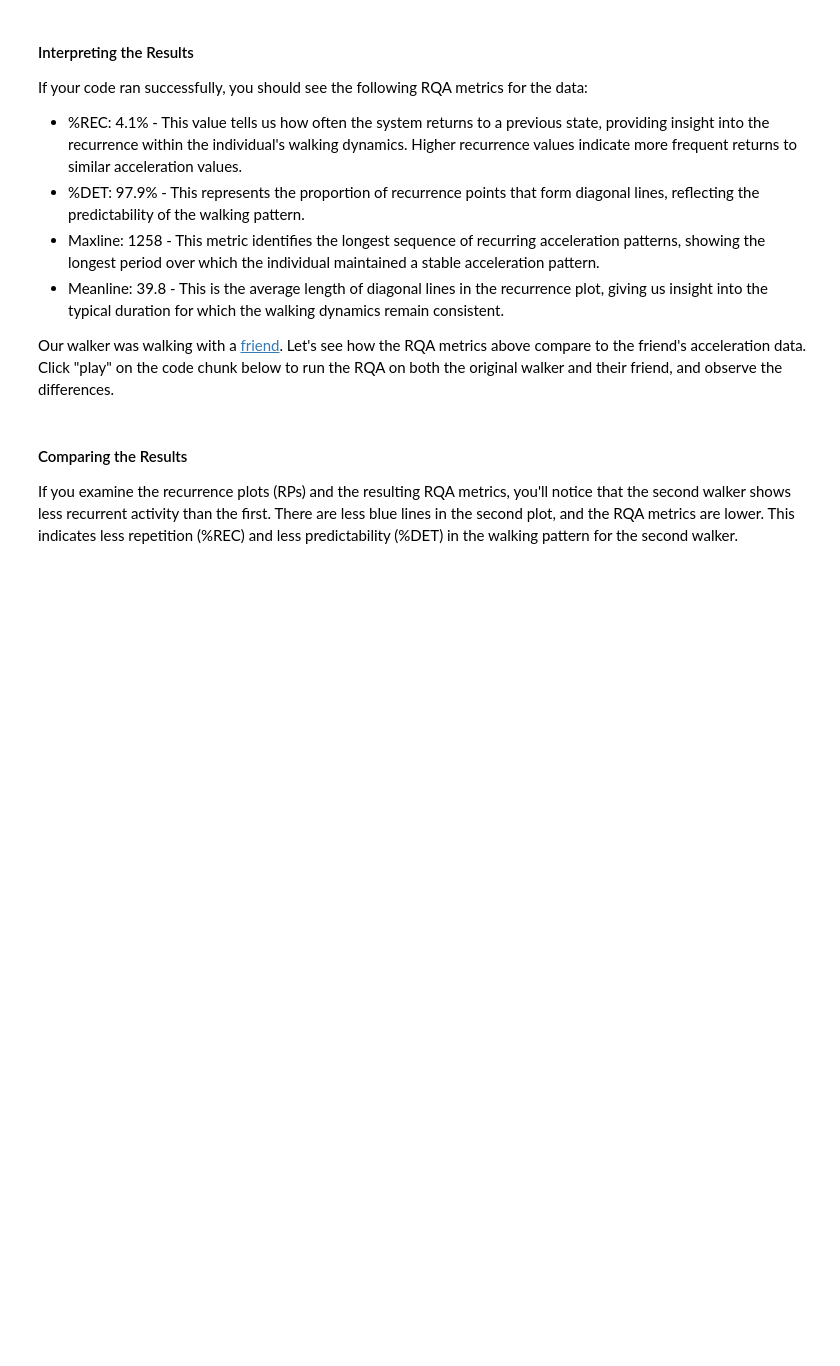
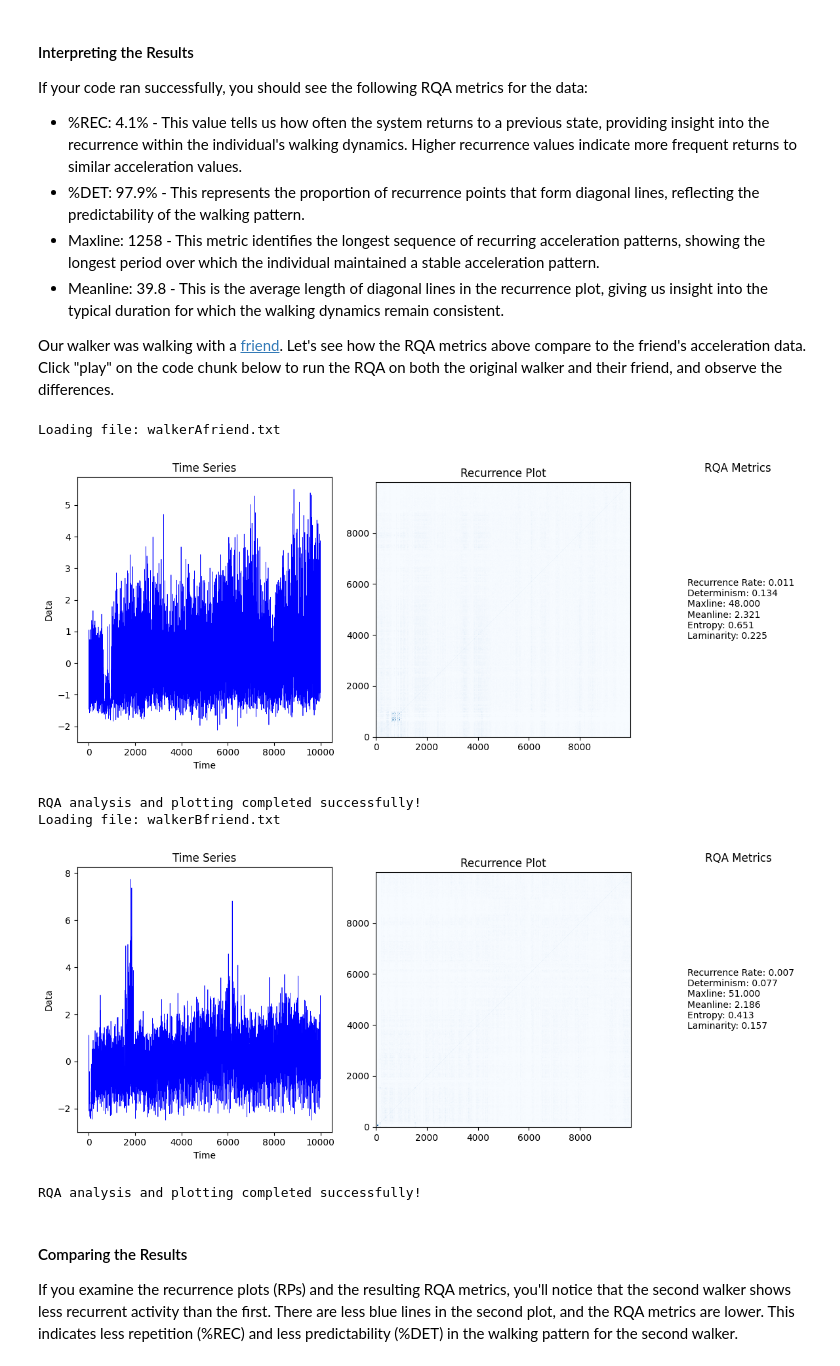
Before and after one commit to xkiwilabs/Linear-NonLinear-TSAnalysis, a Jupyter notebook: rqaContinuous.ipynb, the cells around one changed output. Drawn from its saved outputs; the diff is of its cells as text; code cells hidden in the pictures; blank space fills up the shorter version.

```diff
--- a/rqaContinuous.ipynb
+++ b/rqaContinuous.ipynb
@@ -123,8 +128,8 @@ file_path = os.path.join(data_directory, file_name)
 # Set RQA parameters
 rqa_params = {
     'delay': 5,
-    'embedding_dimension': 4,
-    'radius': 0.3,
+    'embedding_dimension': 3,
+    'radius': 0.4,
     'minLine': 2,
     'getRP': True
 }
@@ -146,33 +151,40 @@ for file_name in file_names:
         # Interpolate any missing data that might be present in the file
         continuous_data = interpolate_missing_data(continuous_data)
 
         # Apply a filter to the data
         continuous_data = filter_data(continuous_data)
 
         # Normalise the data by using a z-score
         continuous_data = (continuous_data - continuous_data.mean()) / continuous_data.std()
 
         # Perform RQA using perform_rqa function from rqa_utils
         rqa_results, rp_results = perform_rqa(continuous_data, **rqa_params)
 
         # Print RQA results
         # Create RQA metrics dictionary
         for column, result in rqa_results.items():
             rqa_metrics = {
                 'Recurrence Rate': result.recurrence_rate,
                 'Determinism': result.determinism,
                 'Maxline': result.longest_diagonal_line,
                 'Meanline': result.average_diagonal_line,
                 'Entropy': result.entropy_diagonal_lines,
                 'Laminarity': result.laminarity,
             }
 
         # Plot time series and recurrence plot side-by-side
         plot_ts_and_rqa(continuous_data[0].values, rp_results[0].recurrence_matrix, rqa_metrics, save_image, f'images/rqa/{file_name}_combined_plot.png')
 
         print('RQA analysis and plotting completed successfully!')
     else:
         print(f'File {file_name} not found in directory {data_directory}')
+# %% [output]
+Loading file: walkerAfriend.txt
+[figure, added]
+RQA analysis and plotting completed successfully!
+Loading file: walkerBfriend.txt
+[figure, added]
+RQA analysis and plotting completed successfully!
 # %% [markdown]
 #### Comparing the Results
 
```
Also changed, not shown: parts of 3 cells of this notebook, 13 other files.
